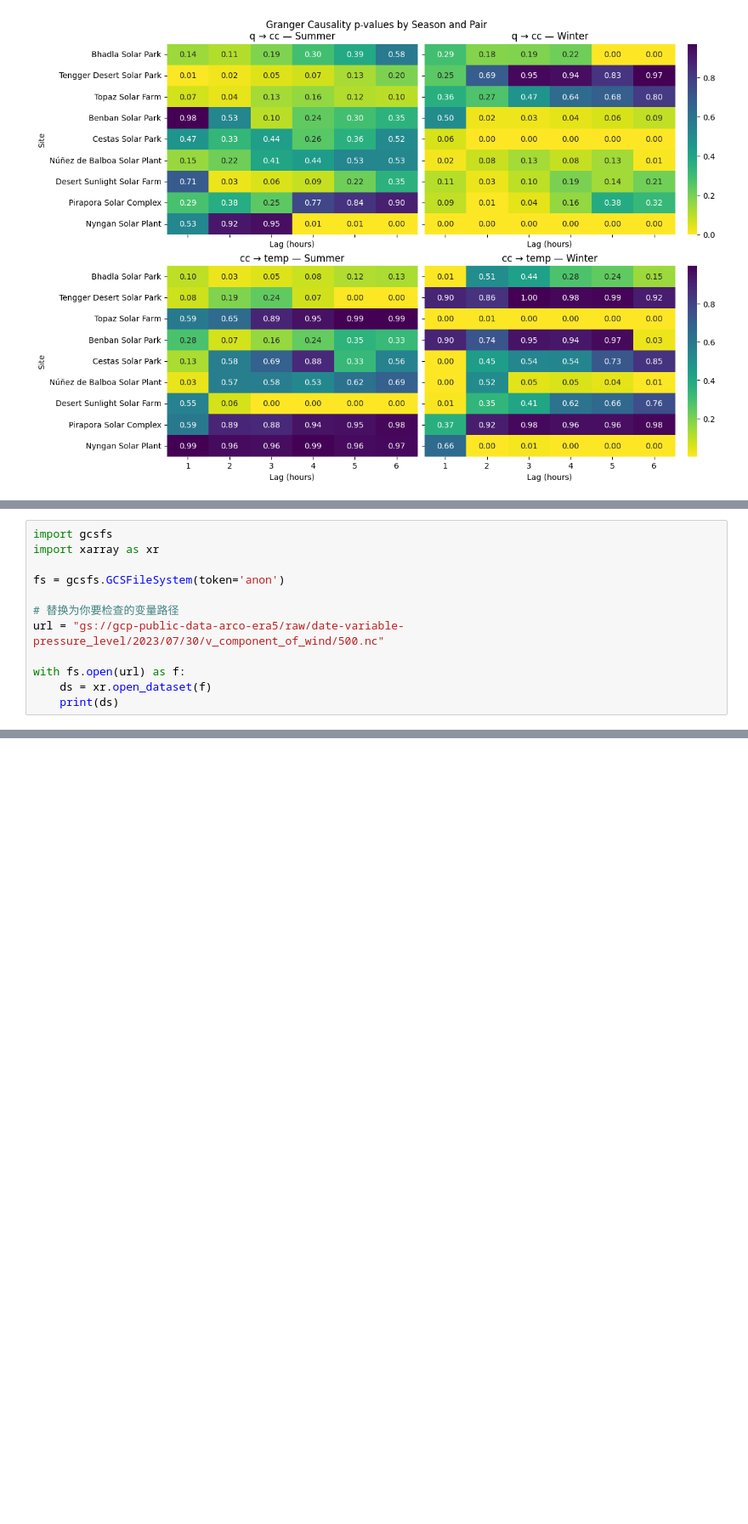
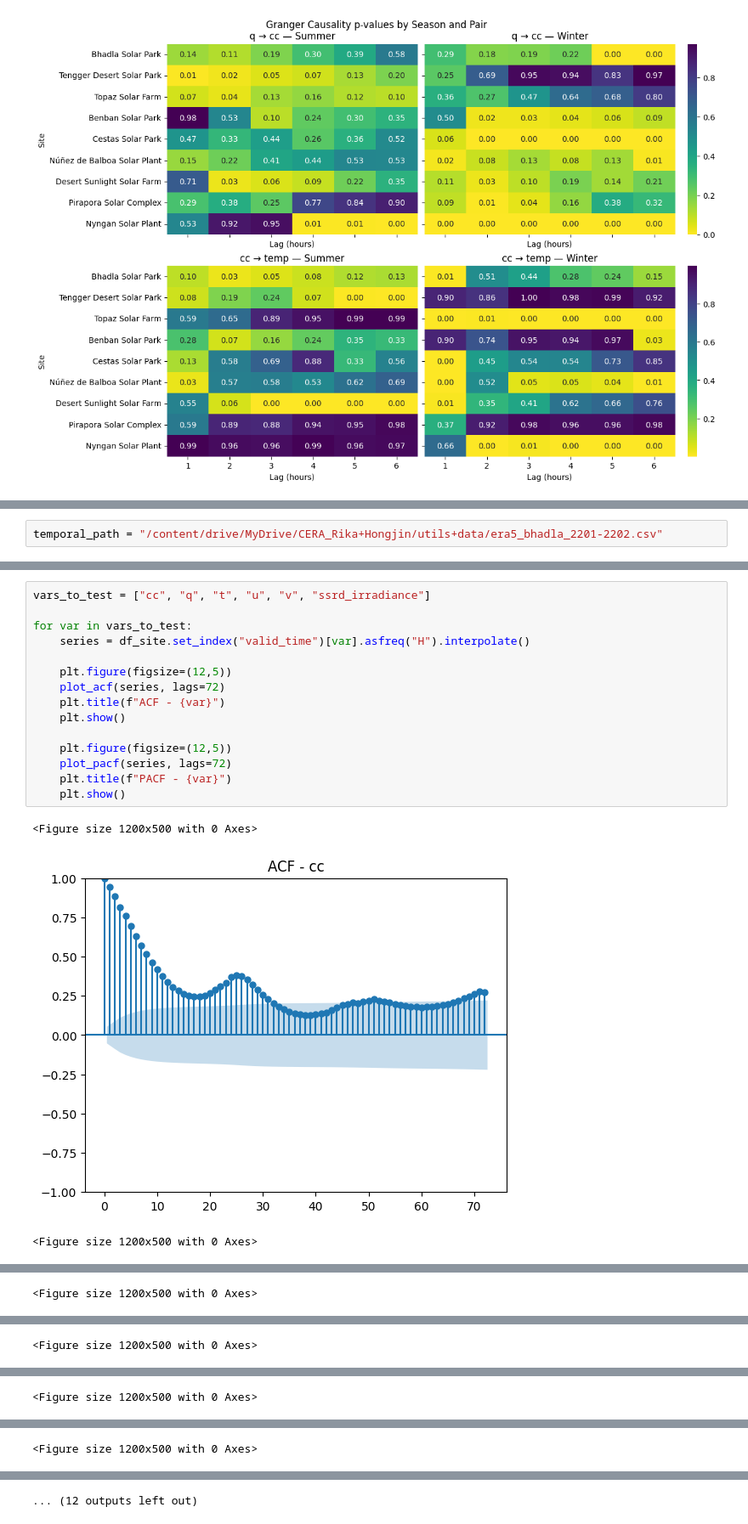
Before and after one commit to HongjinZhu/CausalST-forecast, a Jupyter notebook: new_corr_testing.ipynb, the cells around one changed output, grey strips where cells are left out. Shown at 85% size. Cells and saved outputs as stored; diff of their text form; blank space fills up the shorter version.

```diff
--- a/new_corr_testing.ipynb
+++ b/new_corr_testing.ipynb
@@ -1335,12 +1167,0 @@ for year in range(1980, 2020):
-# %%
-import gcsfs
-import xarray as xr
-
-fs = gcsfs.GCSFileSystem(token='anon')
-
-# 替换为你要检查的变量路径
-url = "gs://gcp-public-data-arco-era5/raw/date-variable-pressure_level/2023/07/30/v_component_of_wind/500.nc"
-
-with fs.open(url) as f:
-    ds = xr.open_dataset(f)
-    print(ds)
@@ -1358,0 +1175,2 @@ Attributes:
+# %%
+temporal_path = "/content/drive/MyDrive/CERA_Rika+Hongjin/utils+data/era5_bhadla_2201-2202.csv"
@@ -1358,0 +1234,19 @@ Attributes:
+# %%
+vars_to_test = ["cc", "q", "t", "u", "v", "ssrd_irradiance"]
+
+for var in vars_to_test:
+    series = df_site.set_index("valid_time")[var].asfreq("H").interpolate()
+
+    plt.figure(figsize=(12,5))
+    plot_acf(series, lags=72)
+    plt.title(f"ACF - {var}")
+    plt.show()
+
+    plt.figure(figsize=(12,5))
+    plot_pacf(series, lags=72)
+    plt.title(f"PACF - {var}")
+    plt.show()
+# %% [output]
+<Figure size 1200x500 with 0 Axes>
+[figure, added]
+<Figure size 1200x500 with 0 Axes>
@@ -1358,0 +1254 @@ Attributes:
+<Figure size 1200x500 with 0 Axes>
@@ -1358,0 +1256 @@ Attributes:
+<Figure size 1200x500 with 0 Axes>
@@ -1358,0 +1258 @@ Attributes:
+<Figure size 1200x500 with 0 Axes>
@@ -1358,0 +1260 @@ Attributes:
+<Figure size 1200x500 with 0 Axes>
@@ -1358,0 +1262 @@ Attributes:
+... (12 outputs left out)
```
Also changed, not shown: parts of 23 cells of this notebook.
